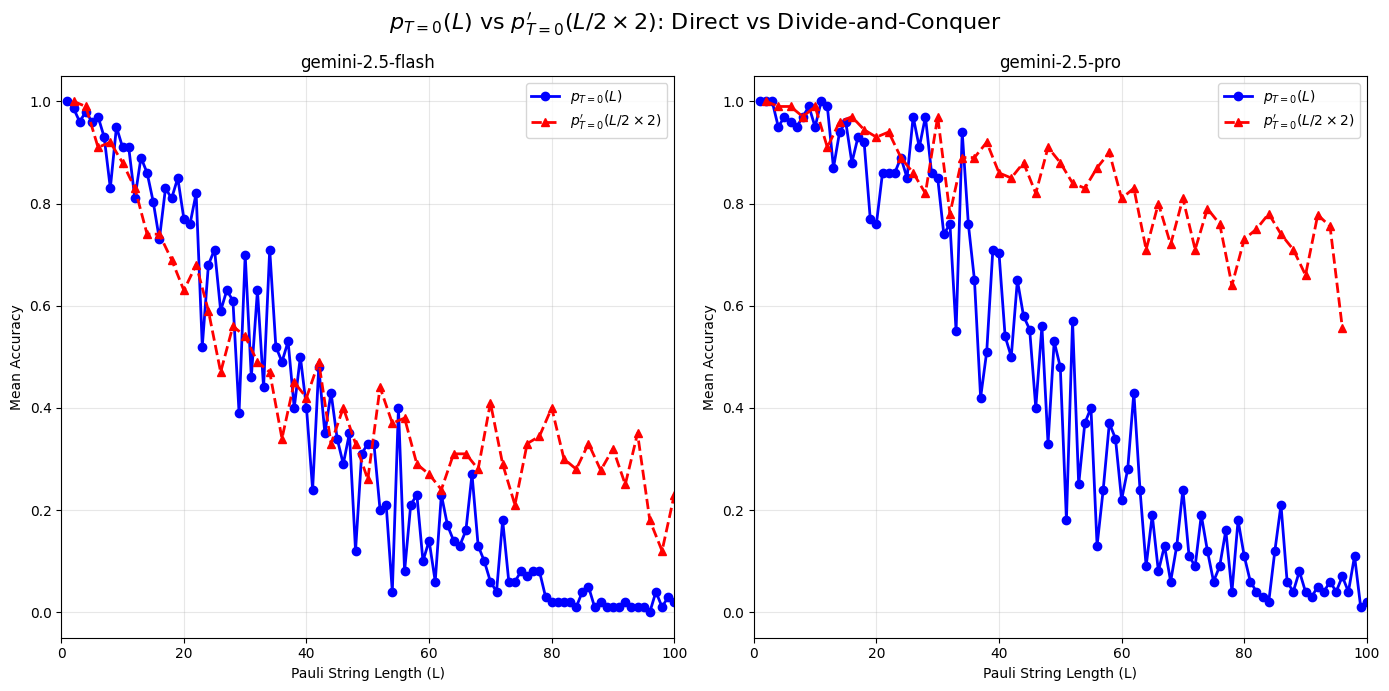
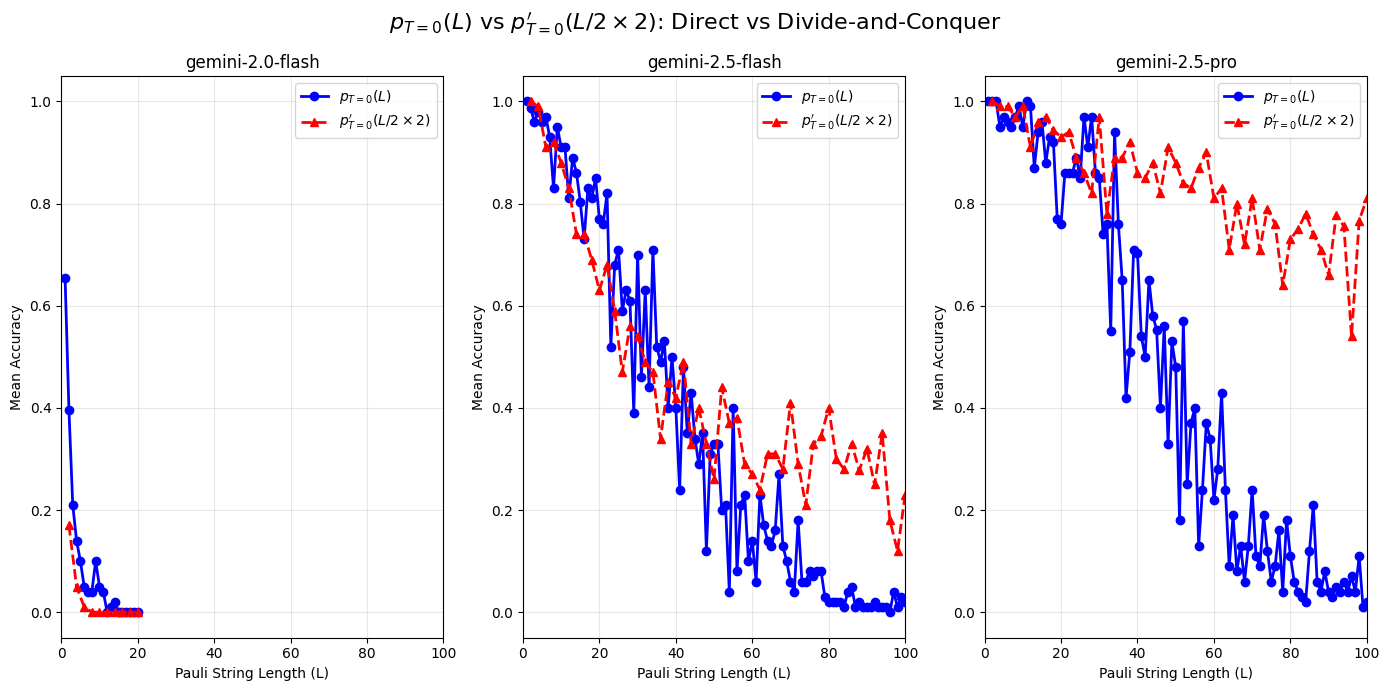
Unified diff of the notebook cell whose output changed from the first chart to the second:
--- before
+++ after
@@ -27,19 +27,18 @@
 
     # === DIVIDE-AND-CONQUER DATA ===
-    if model in ["gemini-2.5-flash", "gemini-2.5-pro"]:
-        try:
-            csv_path = f'/Users/hwanda/Desktop/EdenCode/projects/PyCliffordMCP/dev/pauli_string_multiplication/divide_and_conquer/records/{model}/accuracy_summary.csv'
-            df = pd.read_csv(csv_path)
-            df_clean = df[(df['temperature'] == 0.0) & 
-                          (df['workflow_success'] == True) & 
-                          (df['chunk_size'] == df['N'] // 2)]
-            grouped = df_clean.groupby('N')['accuracy'].mean()
+    try:
+        csv_path = f'/Users/hwanda/Desktop/EdenCode/projects/PyCliffordMCP/dev/pauli_string_multiplication/divide_and_conquer/records/{model}/accuracy_summary.csv'
+        df = pd.read_csv(csv_path)
+        df_clean = df[(df['temperature'] == 0.0) & 
+                        (df['workflow_success'] == True) & 
+                        (df['chunk_size'] == df['N'] // 2)]
+        grouped = df_clean.groupby('N')['accuracy'].mean()
+        
+        if not grouped.empty:
+            ax.plot(grouped.index, grouped.values, marker='^', color='red', 
+                    label=r'$p^{\prime}_{T=0}(L/2 \times 2)$', linewidth=2, linestyle='--')
             
-            if not grouped.empty:
-                ax.plot(grouped.index, grouped.values, marker='^', color='red', 
-                       label=r'$p^{\prime}_{T=0}(L/2 \times 2)$', linewidth=2, linestyle='--')
-                
-        except FileNotFoundError:
-            pass
+    except FileNotFoundError:
+        pass
     
     # Formatting for each subplot

Commit: update